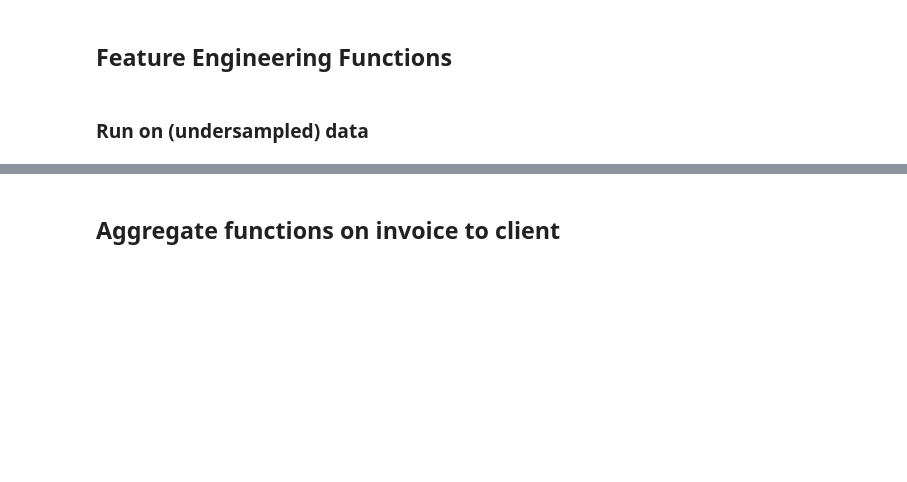
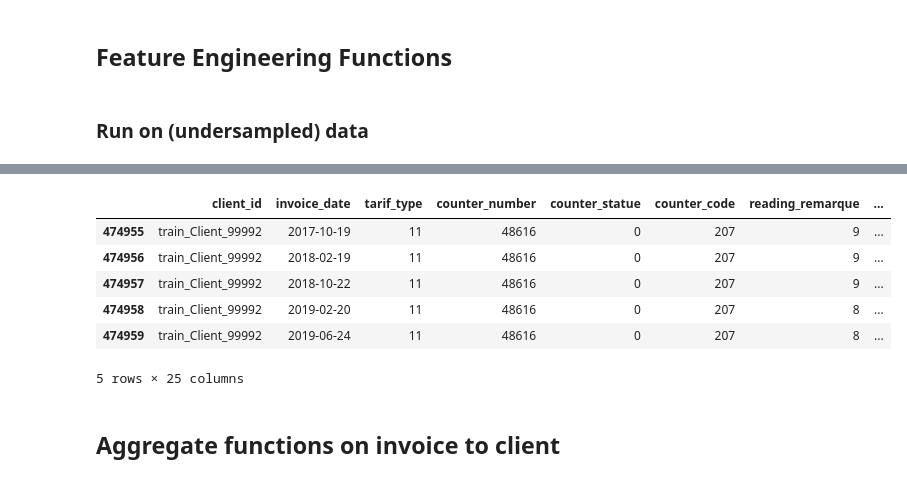
Before and after one commit to learnbh/ml-project, a Jupyter notebook: eike_data_preprocessing.ipynb, the cells around one changed output, grey strips where cells are left out. Drawn from its saved outputs; the diff is of its cells as text; code cells hidden in the pictures; blank space fills up the shorter version.

```diff
--- a/eike_data_preprocessing.ipynb
+++ b/eike_data_preprocessing.ipynb
@@ -286,6 +286,16 @@ invoice_test = pd.read_csv('data/created_invoice_test.csv')
 client_train_res = pd.read_csv('data/created_client_train_res.csv')
 client_val = pd.read_csv('data/created_client_val.csv')
 client_test = pd.read_csv('data/created_client_test.csv')
+# %%
+invoice_train_res.tail()
+# %% [output]
+|  | client_id | invoice_date | tarif_type | counter_number | counter_statue | counter_code | reading_remarque | ... |
+| 474955 | train_Client_99992 | 2017-10-19 | 11 | 48616 | 0 | 207 | 9 | ... |
+| 474956 | train_Client_99992 | 2018-02-19 | 11 | 48616 | 0 | 207 | 9 | ... |
+| 474957 | train_Client_99992 | 2018-10-22 | 11 | 48616 | 0 | 207 | 9 | ... |
+| 474958 | train_Client_99992 | 2019-02-20 | 11 | 48616 | 0 | 207 | 8 | ... |
+| 474959 | train_Client_99992 | 2019-06-24 | 11 | 48616 | 0 | 207 | 8 | ... |
+5 rows × 25 columns
 # %% [markdown]
 ## Aggregate functions on invoice to client
 # %%
```
Also changed, not shown: parts of 19 cells of this notebook, 1 other file.
